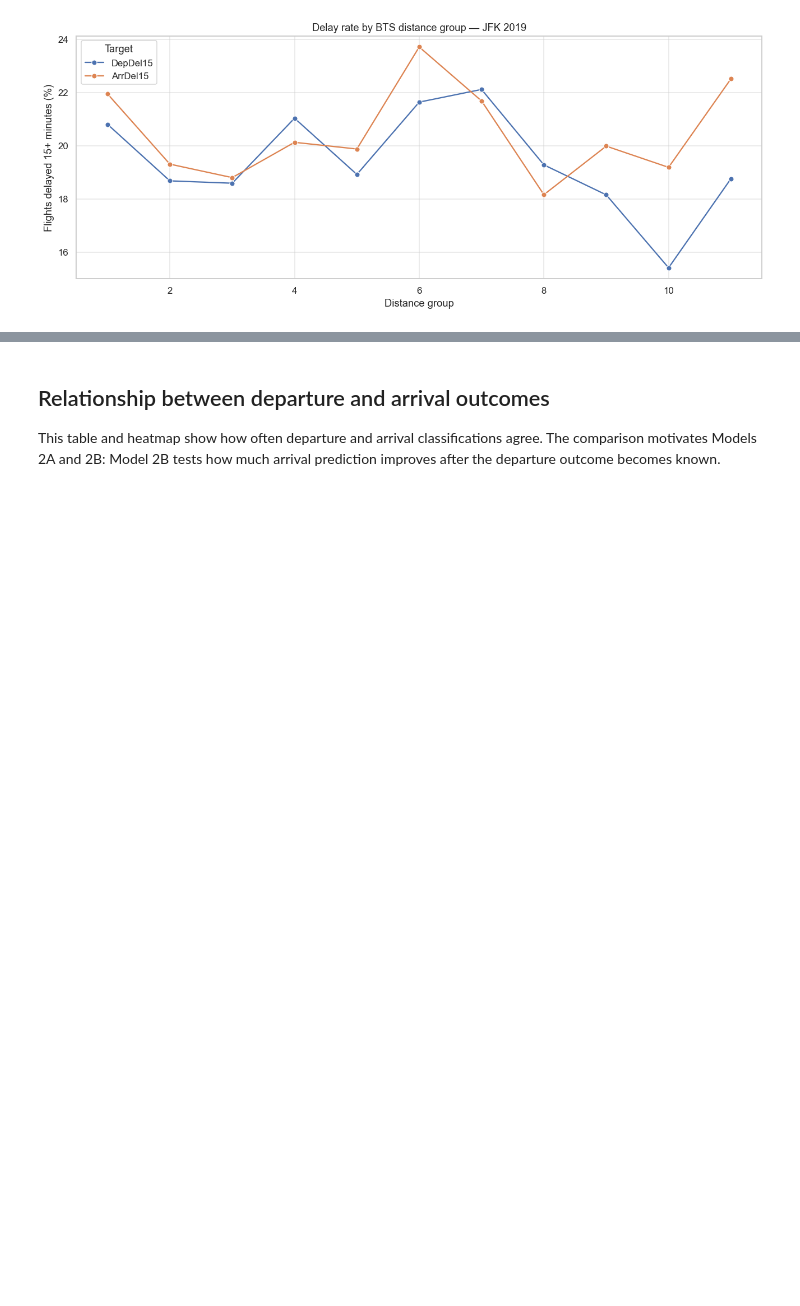
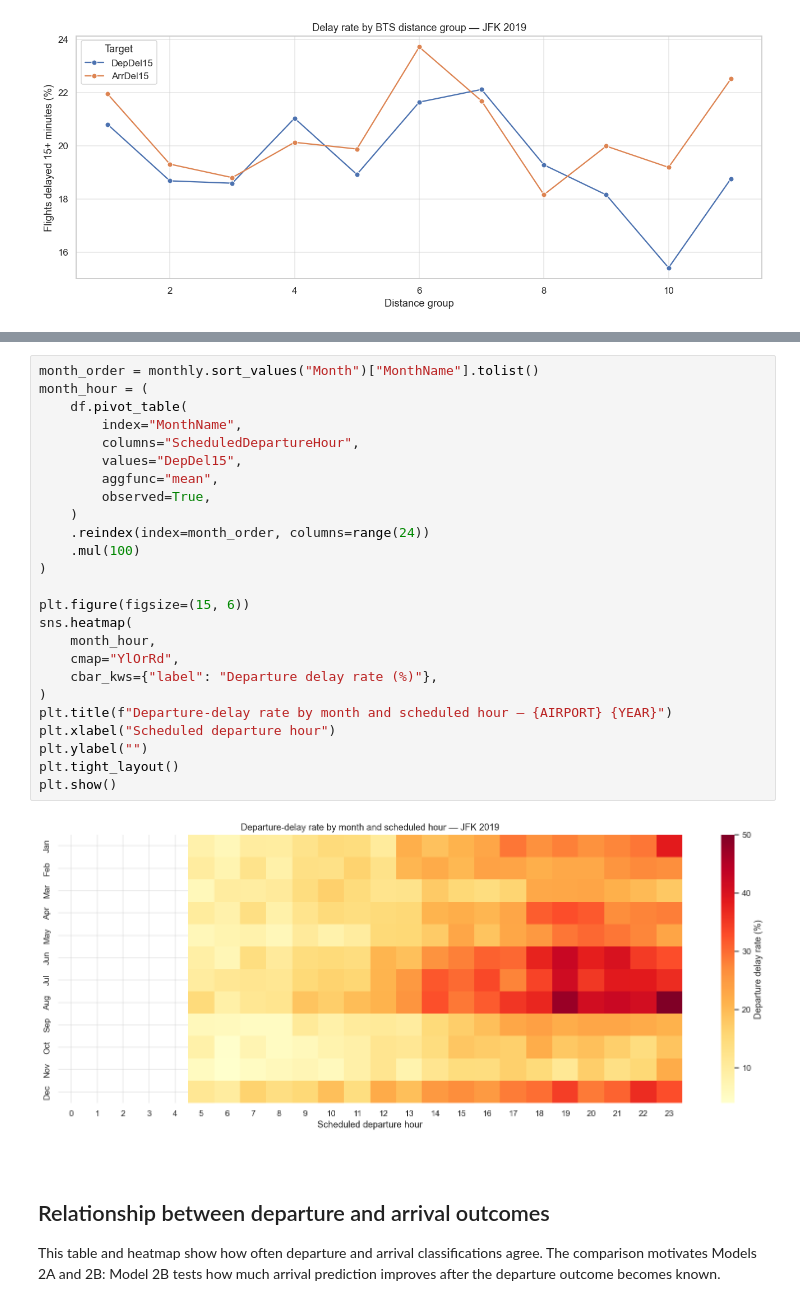
Before and after one commit to johndk/berkeley-ml-capstone, a Jupyter notebook: eda/02_delay_patterns.ipynb, the cells around one changed output, grey strips where cells are left out. Saved outputs shown, nothing was run; the diff lists cells and outputs as text; blank space fills up the shorter version.

```diff
--- a/eda/02_delay_patterns.ipynb
+++ b/eda/02_delay_patterns.ipynb
@@ -285,3 +343,32 @@ plt.show()
+# %%
+month_order = monthly.sort_values("Month")["MonthName"].tolist()
+month_hour = (
+    df.pivot_table(
+        index="MonthName",
+        columns="ScheduledDepartureHour",
+        values="DepDel15",
+        aggfunc="mean",
+        observed=True,
+    )
+    .reindex(index=month_order, columns=range(24))
+    .mul(100)
+)
+
+plt.figure(figsize=(15, 6))
+sns.heatmap(
+    month_hour,
+    cmap="YlOrRd",
+    cbar_kws={"label": "Departure delay rate (%)"},
+)
+plt.title(f"Departure-delay rate by month and scheduled hour — {AIRPORT} {YEAR}")
+plt.xlabel("Scheduled departure hour")
+plt.ylabel("")
+plt.tight_layout()
+plt.show()
+# %% [output]
+[figure, added]
+# %% [markdown]
+<a id="relationship-between-departure-and-arrival-outcomes"></a>
 # %% [markdown]
 ## Relationship between departure and arrival outcomes
 
```
Also changed, not shown: parts of 15 cells of this notebook, 5 other files.
